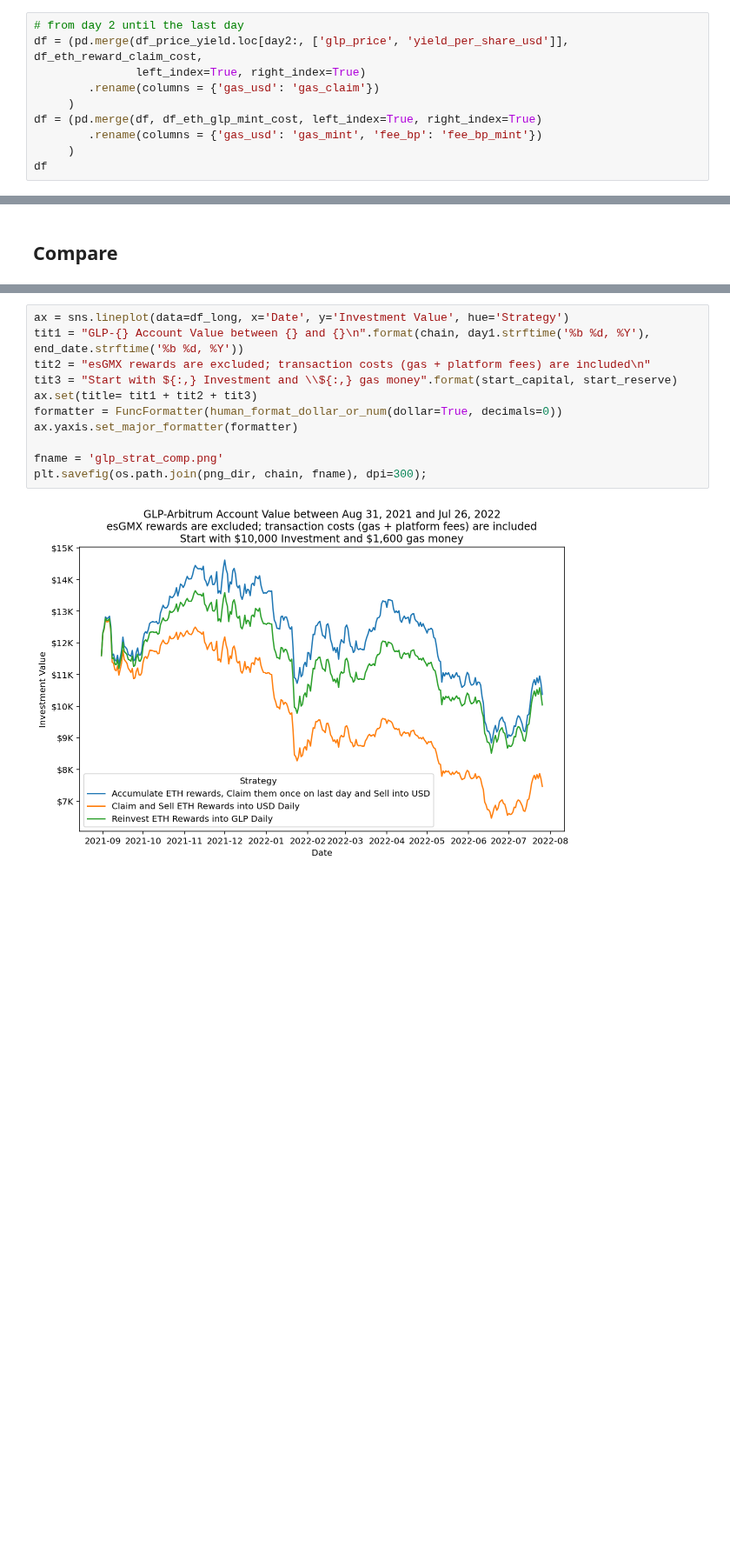
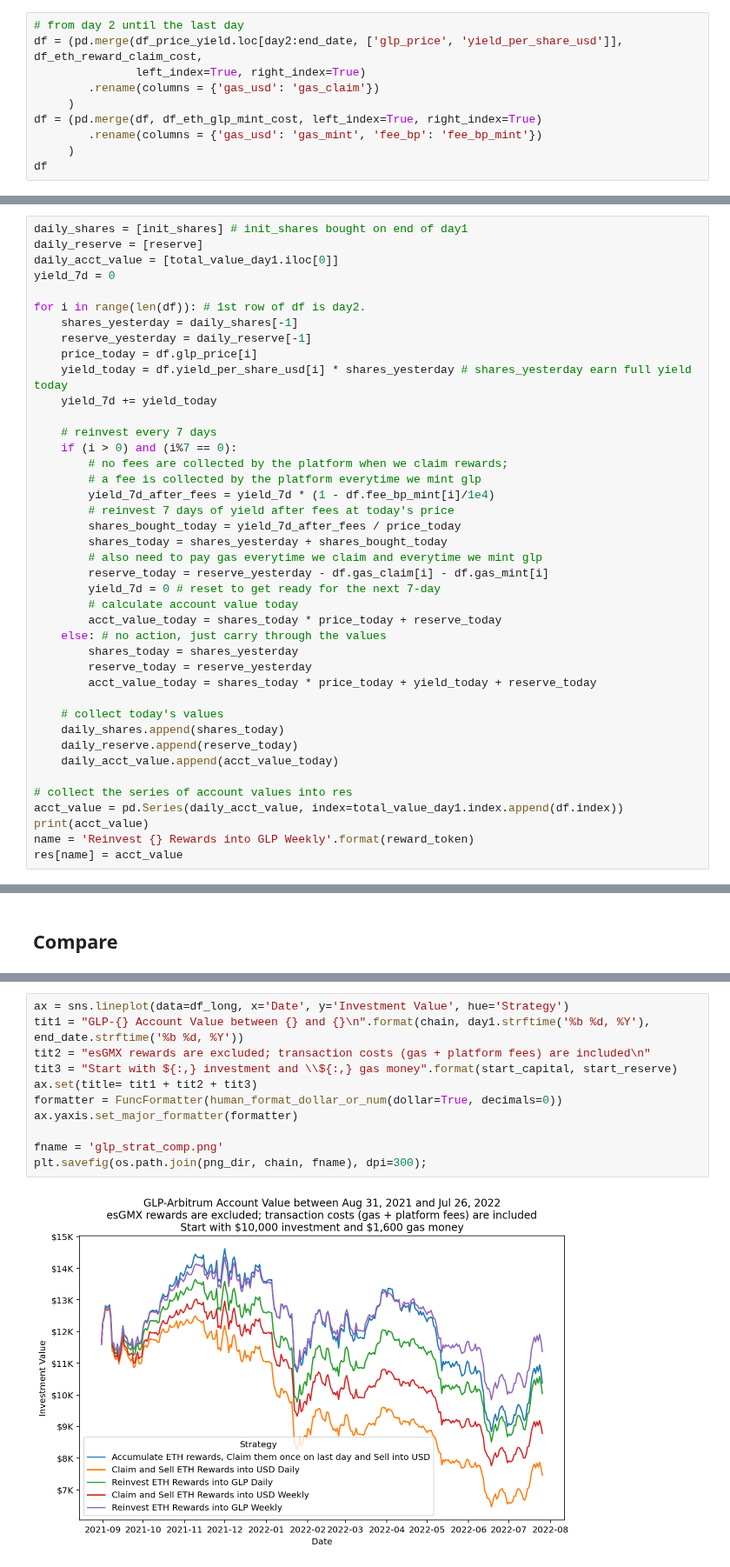
Before and after one commit to coindataschool/GMX, a Jupyter notebook: notebook/Arbitrum/glp_strategies_comparison.ipynb, the cells around one changed output, grey strips where cells are left out. Shown at 87% size. Drawn from its saved outputs; the diff is of its cells as text; blank space fills up the shorter version.

Commit message:
added weekly strategies

```diff
--- a/notebook/Arbitrum/glp_strategies_comparison.ipynb
+++ b/notebook/Arbitrum/glp_strategies_comparison.ipynb
@@ -308,7 +308,7 @@ Length: 330, dtype: float64
 ## Strategy 3: Reinvest Rewards into GLP Daily
 # %%
 # from day 2 until the last day
-df = (pd.merge(df_price_yield.loc[day2:, ['glp_price', 'yield_per_share_usd']], df_eth_reward_claim_cost,
+df = (pd.merge(df_price_yield.loc[day2:end_date, ['glp_price', 'yield_per_share_usd']], df_eth_reward_claim_cost,
                left_index=True, right_index=True)
         .rename(columns = {'gas_usd': 'gas_claim'})
      )
@@ -388,0 +496,41 @@ if daily_reserve[-1] < 0:
+# %%
+daily_shares = [init_shares] # init_shares bought on end of day1
+daily_reserve = [reserve]
+daily_acct_value = [total_value_day1.iloc[0]]
+yield_7d = 0
+
+for i in range(len(df)): # 1st row of df is day2.
+    shares_yesterday = daily_shares[-1]
+    reserve_yesterday = daily_reserve[-1]
+    price_today = df.glp_price[i]
+    yield_today = df.yield_per_share_usd[i] * shares_yesterday # shares_yesterday earn full yield today
+    yield_7d += yield_today
+
+    # reinvest every 7 days
+    if (i > 0) and (i%7 == 0):
+        # no fees are collected by the platform when we claim rewards;
+        # a fee is collected by the platform everytime we mint glp
+        yield_7d_after_fees = yield_7d * (1 - df.fee_bp_mint[i]/1e4)
+        # reinvest 7 days of yield after fees at today's price
+        shares_bought_today = yield_7d_after_fees / price_today
+        shares_today = shares_yesterday + shares_bought_today
+        # also need to pay gas everytime we claim and everytime we mint glp
+        reserve_today = reserve_yesterday - df.gas_claim[i] - df.gas_mint[i]
+        yield_7d = 0 # reset to get ready for the next 7-day
+        # calculate account value today
+        acct_value_today = shares_today * price_today + reserve_today
+    else: # no action, just carry through the values
+        shares_today = shares_yesterday
+        reserve_today = reserve_yesterday
+        acct_value_today = shares_today * price_today + yield_today + reserve_today
+
+    # collect today's values
+    daily_shares.append(shares_today)
+    daily_reserve.append(reserve_today)
+    daily_acct_value.append(acct_value_today)
+
+# collect the series of account values into res
+acct_value = pd.Series(daily_acct_value, index=total_value_day1.index.append(df.index))
+print(acct_value)
+name = 'Reinvest {} Rewards into GLP Weekly'.format(reward_token)
+res[name] = acct_value
@@ -420,13 +582,13 @@ df_long.head()
 # %%
 ax = sns.lineplot(data=df_long, x='Date', y='Investment Value', hue='Strategy')
 tit1 = "GLP-{} Account Value between {} and {}\n".format(chain, day1.strftime('%b %d, %Y'), end_date.strftime('%b %d, %Y'))
 tit2 = "esGMX rewards are excluded; transaction costs (gas + platform fees) are included\n"
-tit3 = "Start with ${:,} Investment and \\${:,} gas money".format(start_capital, start_reserve)
+tit3 = "Start with ${:,} investment and \\${:,} gas money".format(start_capital, start_reserve)
 ax.set(title= tit1 + tit2 + tit3)
 formatter = FuncFormatter(human_format_dollar_or_num(dollar=True, decimals=0))
 ax.yaxis.set_major_formatter(formatter)
 
 fname = 'glp_strat_comp.png'
 plt.savefig(os.path.join(png_dir, chain, fname), dpi=300);
 # %% [output]
-[figure, old version]
+[figure, new version]
```
Also changed, not shown: parts of 15 cells of this notebook, 3 other files.
